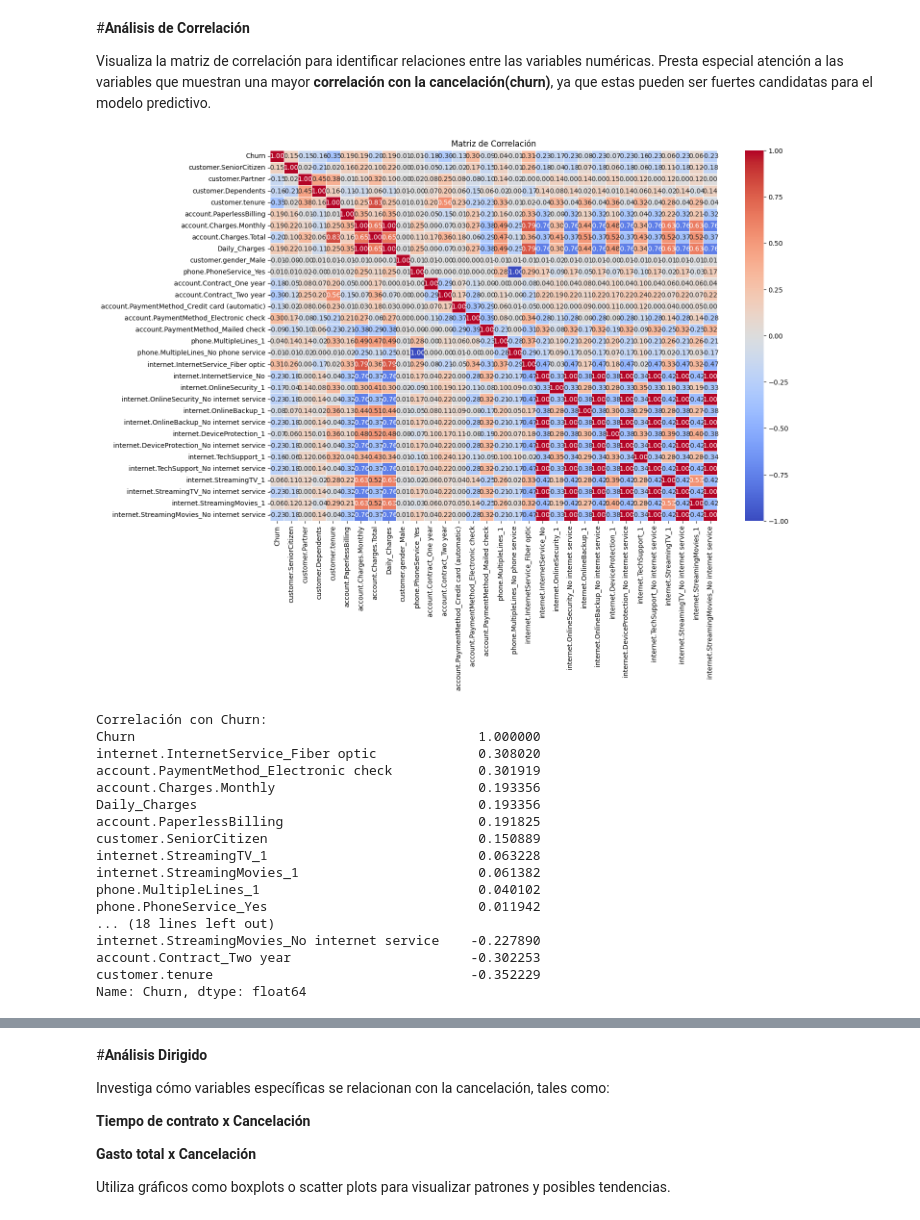
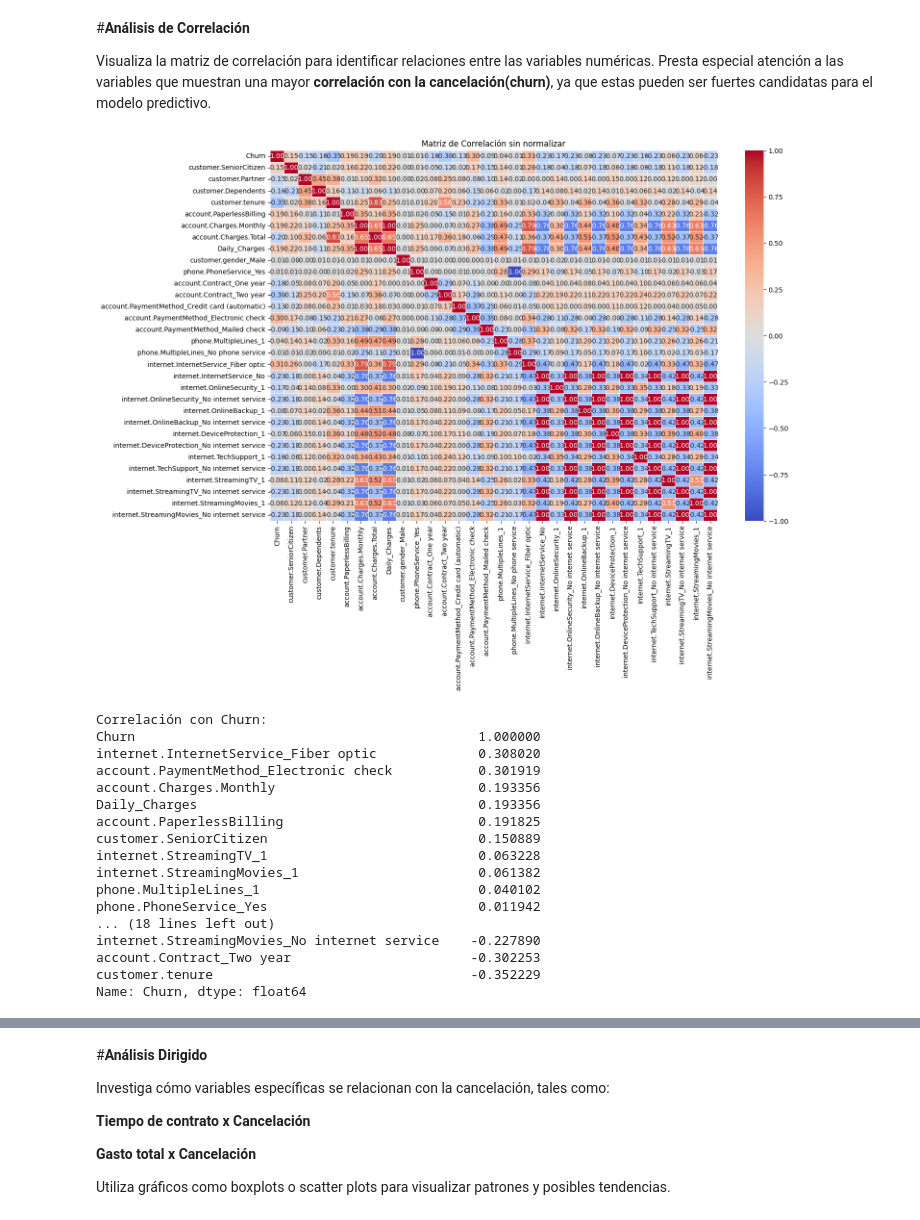
Before and after one commit to Ivan8Garcia/challenge-data-science, a Jupyter notebook: TelecomX_Parte2.ipynb, the cells around one changed output, grey strips where cells are left out. Drawn from its saved outputs; the diff is of its cells as text; code cells hidden in the pictures.

```diff
--- a/TelecomX_Parte2.ipynb
+++ b/TelecomX_Parte2.ipynb
@@ -327,24 +311,24 @@ Visualiza la matriz de correlación para identificar relaciones entre las variab
 # %%
 import seaborn as sns
 import matplotlib.pyplot as plt
 
 # Apply one-hot encoding to the categorical columns in the 'datos' DataFrame
 datos_encoded = pd.get_dummies(datos, columns=categoricas, drop_first=True)
 
 # Calculate the correlation matrix
 correlation_matrix = datos_encoded.corr()
 
 # Visualiza la matriz de correlación
 plt.figure(figsize=(15, 10))
 sns.heatmap(correlation_matrix, annot=True, cmap='coolwarm', fmt=".2f", linewidths=.5)
-plt.title('Matriz de Correlación')
+plt.title('Matriz de Correlación sin normalizar')
 plt.show()
 
 # Opcionalmente, puedes mostrar solo las correlaciones con 'Churn'
 print("\nCorrelación con Churn:")
 print(correlation_matrix['Churn'].sort_values(ascending=False))
 # %% [output]
-[figure, old version]
+[figure, new version]
 Correlación con Churn:
 Churn                                            1.000000
 internet.InternetService_Fiber optic             0.308020
```
Also changed, not shown: parts of 9 cells of this notebook.
